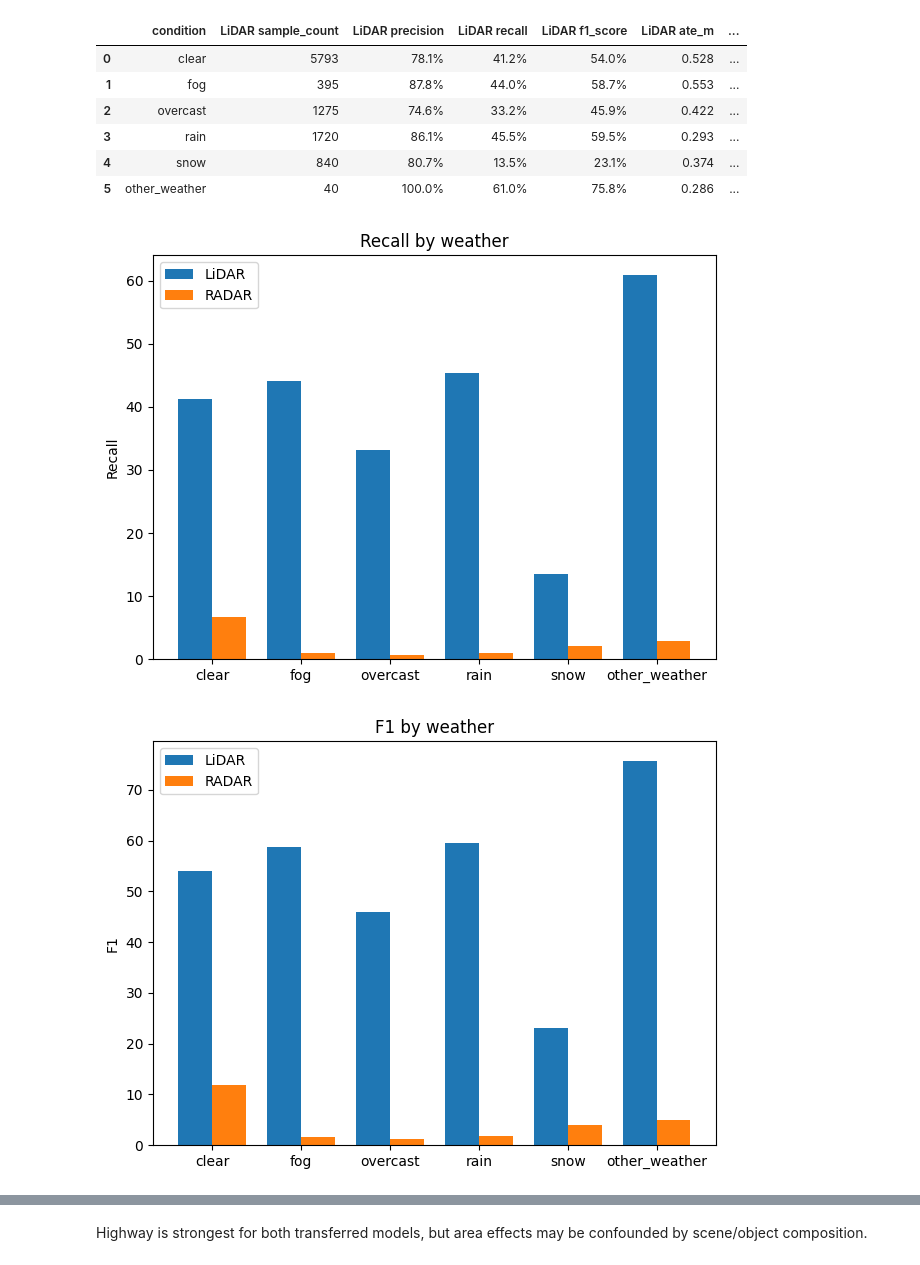
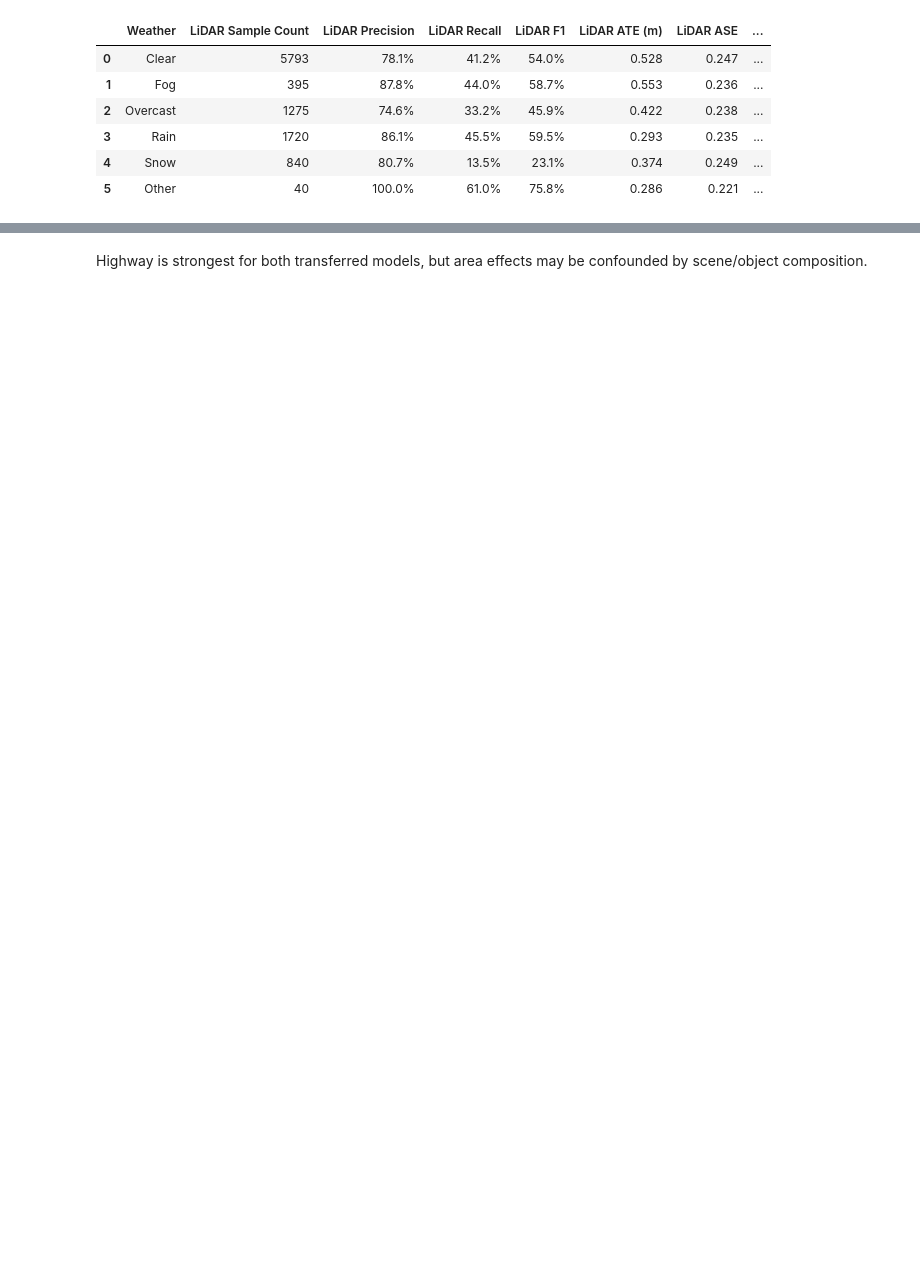
Before and after one commit to lailaamin70/Boeing-RADAR-Autonomous-, a Jupyter notebook: object_detection/results/omnihd/lidar_radar_evaluation_analysis.ipynb, the cells around one changed output, grey strips where cells are left out. Saved outputs shown, nothing was run; the diff lists cells and outputs as text; code cells hidden in the pictures; blank space fills up the shorter version.

```diff
--- a/object_detection/results/omnihd/lidar_radar_evaluation_analysis.ipynb
+++ b/object_detection/results/omnihd/lidar_radar_evaluation_analysis.ipynb
@@ -170,14 +1091,69 @@ Both perform better for moving objects. RADAR is extremely weak for stationary o
 # %%
-keys=["clear","fog","overcast","rain","snow","other_weather"]; wdf=condition_table("weather_metrics",keys,"categories",["sample_count","precision","recall","f1_score","ate_m"]); display(fmt(wdf))
-for f,t,y in [("recall","Recall by weather","Recall"),("f1_score","F1 by weather","F1")]:
-    plot_grouped(keys,{"LiDAR":[lidar["weather_metrics"]["categories"][k][f] for k in keys],"RADAR":[radar["weather_metrics"]["categories"][k][f] for k in keys]},t,y,True)
+# 7. Performance by weather
+# Compare LiDAR and RADAR across different weather conditions.
+
+weather_keys = [
+    "clear",
+    "fog",
+    "overcast",
+    "rain",
+    "snow",
+    "other_weather"
+]
+
+weather_labels = [
+    "Clear",
+    "Fog",
+    "Overcast",
+    "Rain",
+    "Snow",
+    "Other"
+]
+
+rows = []
+
+for key, label in zip(weather_keys, weather_labels):
+    row = {"Weather": label}
+
+    for modality, data in metrics.items():
+        weather_metrics = data["weather_metrics"]["categories"][key]
+
+        row.update({
+            f"{modality} Sample Count": weather_metrics.get("sample_count"),
+            f"{modality} Precision": weather_metrics.get("precision"),
+            f"{modality} Recall": weather_metrics.get("recall"),
+            f"{modality} F1": weather_metrics.get("f1_score"),
+            f"{modality} ATE (m)": weather_metrics.get("ate_m"),
+            f"{modality} ASE": weather_metrics.get("ase"),
+            f"{modality} AOE (rad)": weather_metrics.get("aoe_rad"),
+        })
+
+    rows.append(row)
+
+weather_df = pd.DataFrame(rows)
+
+display(
+    weather_df.style.format({
+        "LiDAR Precision": "{:.1%}",
+        "LiDAR Recall": "{:.1%}",
+        "LiDAR F1": "{:.1%}",
+        "LiDAR ATE (m)": "{:.3f}",
+        "LiDAR ASE": "{:.3f}",
+        "LiDAR AOE (rad)": "{:.3f}",
+
+        "RADAR Precision": "{:.1%}",
+        "RADAR Recall": "{:.1%}",
+        "RADAR F1": "{:.1%}",
+        "RADAR ATE (m)": "{:.3f}",
+        "RADAR ASE": "{:.3f}",
+        "RADAR AOE (rad)": "{:.3f}",
+    })
+)
 # %% [output]
-|  | condition | LiDAR sample_count | LiDAR precision | LiDAR recall | LiDAR f1_score | LiDAR ate_m | ... |
-| 0 | clear | 5793 | 78.1% | 41.2% | 54.0% | 0.528 | ... |
-| 1 | fog | 395 | 87.8% | 44.0% | 58.7% | 0.553 | ... |
-| 2 | overcast | 1275 | 74.6% | 33.2% | 45.9% | 0.422 | ... |
-| 3 | rain | 1720 | 86.1% | 45.5% | 59.5% | 0.293 | ... |
-| 4 | snow | 840 | 80.7% | 13.5% | 23.1% | 0.374 | ... |
-| 5 | other_weather | 40 | 100.0% | 61.0% | 75.8% | 0.286 | ... |
+|  | Weather | LiDAR Sample Count | LiDAR Precision | LiDAR Recall | LiDAR F1 | LiDAR ATE (m) | LiDAR ASE | ... |
+| 0 | Clear | 5793 | 78.1% | 41.2% | 54.0% | 0.528 | 0.247 | ... |
+| 1 | Fog | 395 | 87.8% | 44.0% | 58.7% | 0.553 | 0.236 | ... |
+| 2 | Overcast | 1275 | 74.6% | 33.2% | 45.9% | 0.422 | 0.238 | ... |
+| 3 | Rain | 1720 | 86.1% | 45.5% | 59.5% | 0.293 | 0.235 | ... |
+| 4 | Snow | 840 | 80.7% | 13.5% | 23.1% | 0.374 | 0.249 | ... |
+| 5 | Other | 40 | 100.0% | 61.0% | 75.8% | 0.286 | 0.221 | ... |
-[figure, removed]
-[figure, removed]
```
Also changed, not shown: parts of 86 cells of this notebook.
